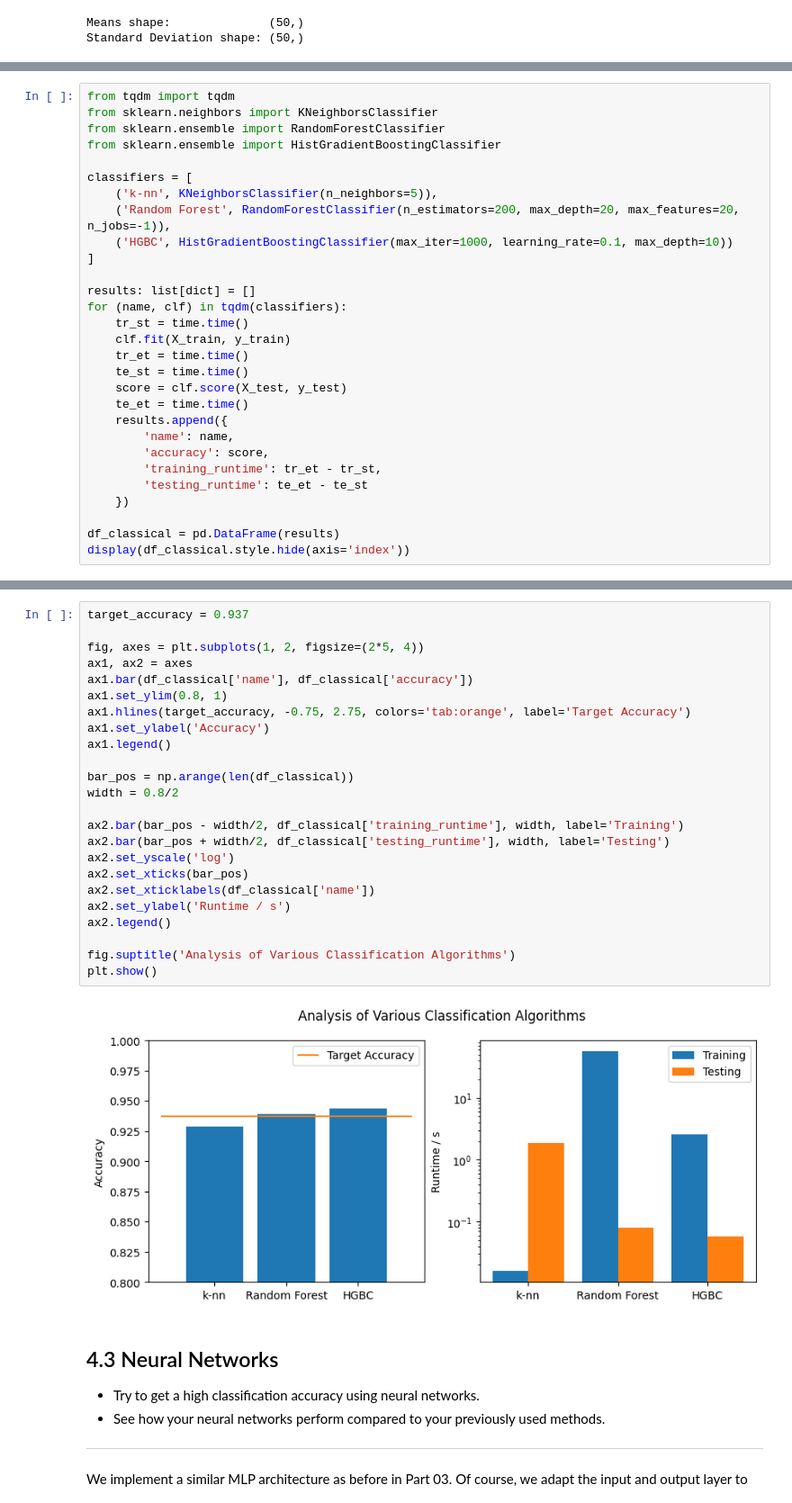
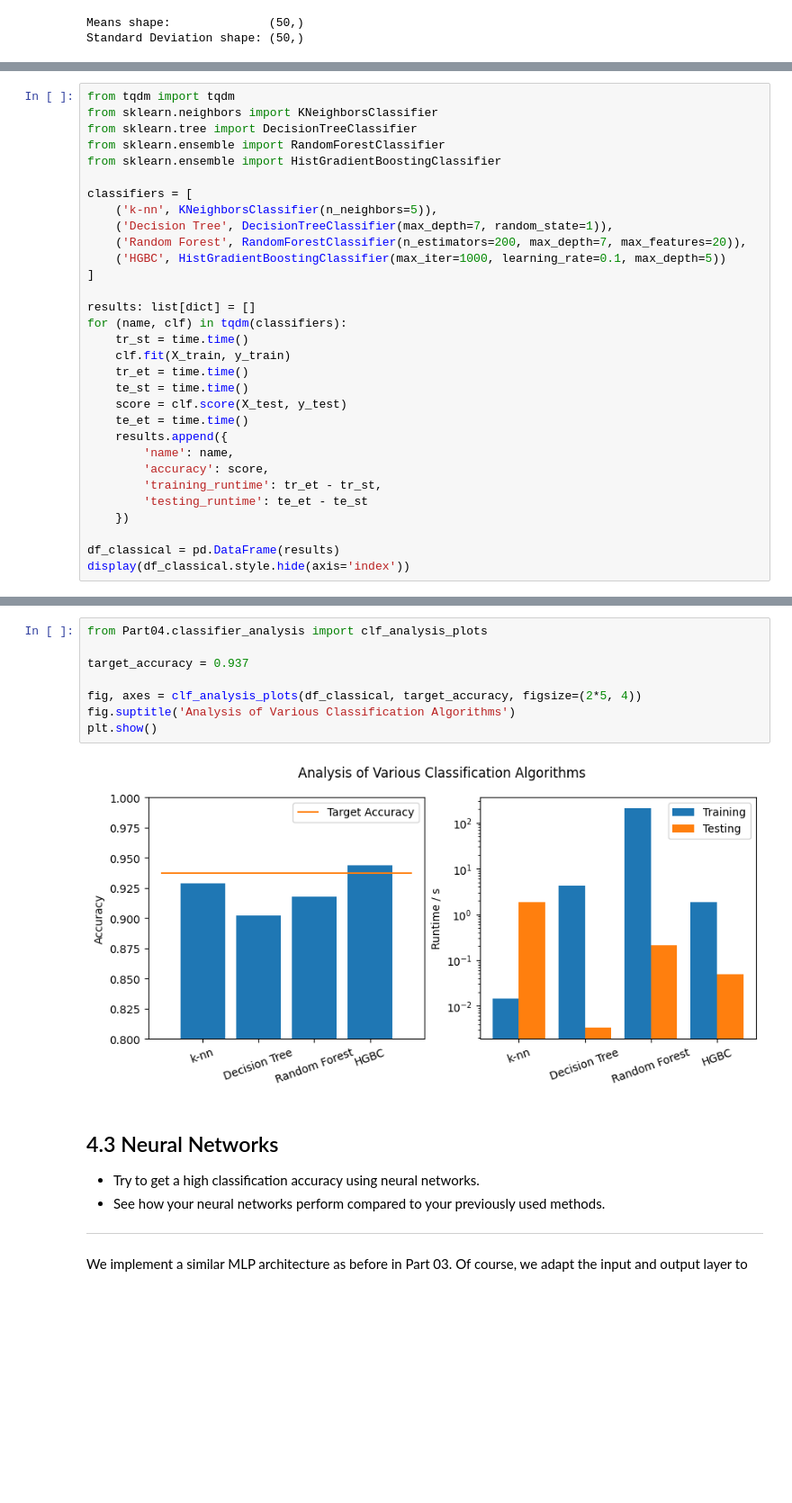
Before and after one commit to Just-Neptun/FP, a Jupyter notebook: S10 Machine Learning/ml_fp/part4.ipynb, the cells around one changed output, grey strips where cells are left out. Shown at 90% size. Saved outputs shown, nothing was run; the diff lists cells and outputs as text; blank space fills up the shorter version.

Commit message:
explain decision tree, random forest and hgbc algorithms

```diff
--- a/S10 Machine Learning/ml_fp/part4.ipynb
+++ b/S10 Machine Learning/ml_fp/part4.ipynb
@@ -185,13 +229,15 @@ Discuss the results.
 # %%
 from tqdm import tqdm
 from sklearn.neighbors import KNeighborsClassifier
+from sklearn.tree import DecisionTreeClassifier
 from sklearn.ensemble import RandomForestClassifier
 from sklearn.ensemble import HistGradientBoostingClassifier
 
 classifiers = [
     ('k-nn', KNeighborsClassifier(n_neighbors=5)),
-    ('Random Forest', RandomForestClassifier(n_estimators=200, max_depth=20, max_features=20, n_jobs=-1)),
-    ('HGBC', HistGradientBoostingClassifier(max_iter=1000, learning_rate=0.1, max_depth=10))
+    ('Decision Tree', DecisionTreeClassifier(max_depth=7, random_state=1)),
+    ('Random Forest', RandomForestClassifier(n_estimators=200, max_depth=7, max_features=20)),
+    ('HGBC', HistGradientBoostingClassifier(max_iter=1000, learning_rate=0.1, max_depth=5))
 ]
 
 results: list[dict] = []
@@ -219,29 +266,13 @@ display(df_classical.style.hide(axis='index'))
 # %%
+from Part04.classifier_analysis import clf_analysis_plots
+
 target_accuracy = 0.937
 
-fig, axes = plt.subplots(1, 2, figsize=(2*5, 4))
-ax1, ax2 = axes
-ax1.bar(df_classical['name'], df_classical['accuracy'])
-ax1.set_ylim(0.8, 1)
-ax1.hlines(target_accuracy, -0.75, 2.75, colors='tab:orange', label='Target Accuracy')
-ax1.set_ylabel('Accuracy')
-ax1.legend()
-
-bar_pos = np.arange(len(df_classical))
-width = 0.8/2
-
-ax2.bar(bar_pos - width/2, df_classical['training_runtime'], width, label='Training')
-ax2.bar(bar_pos + width/2, df_classical['testing_runtime'], width, label='Testing')
-ax2.set_yscale('log')
-ax2.set_xticks(bar_pos)
-ax2.set_xticklabels(df_classical['name'])
-ax2.set_ylabel('Runtime / s')
-ax2.legend()
-
+fig, axes = clf_analysis_plots(df_classical, target_accuracy, figsize=(2*5, 4))
 fig.suptitle('Analysis of Various Classification Algorithms')
 plt.show()
 # %% [output]
-[figure, old version]
+[figure, new version]
 # %% [markdown]
 ## 4.3 Neural Networks
 - Try to get a high classification accuracy using neural networks.
```
Also changed, not shown: parts of 8 cells of this notebook.
